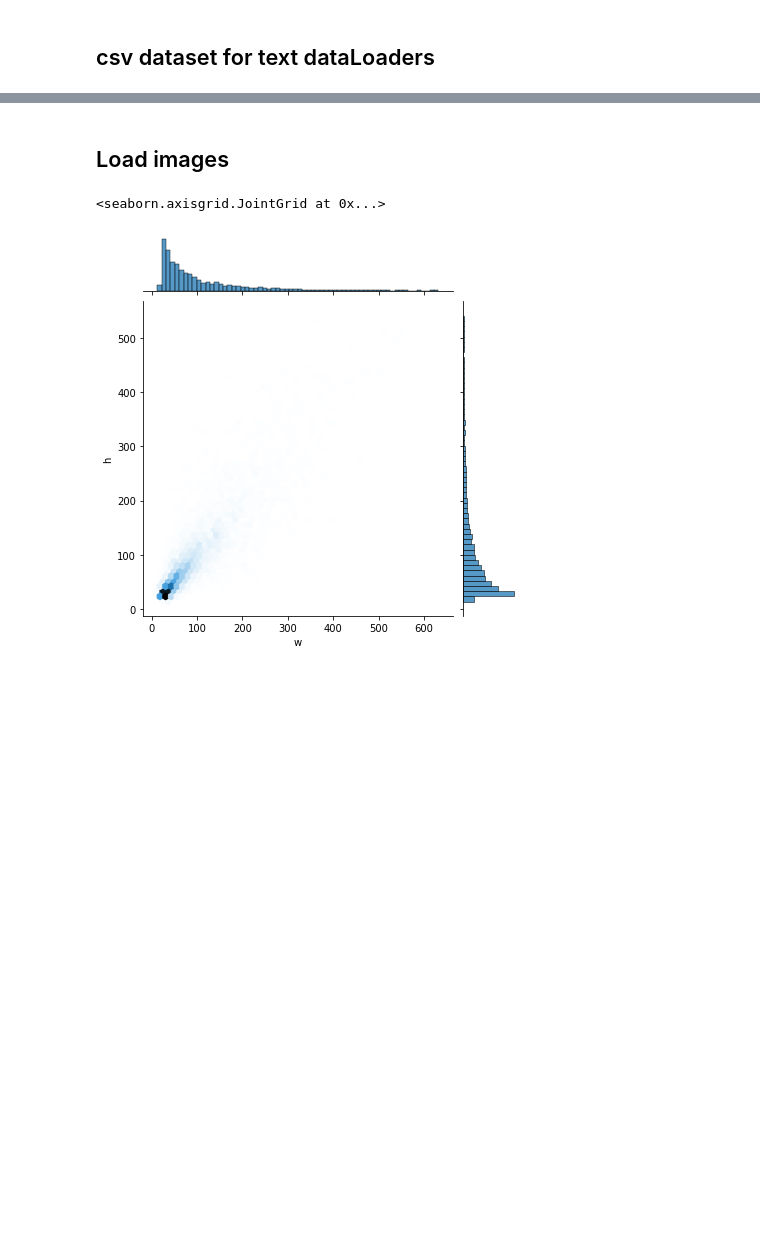
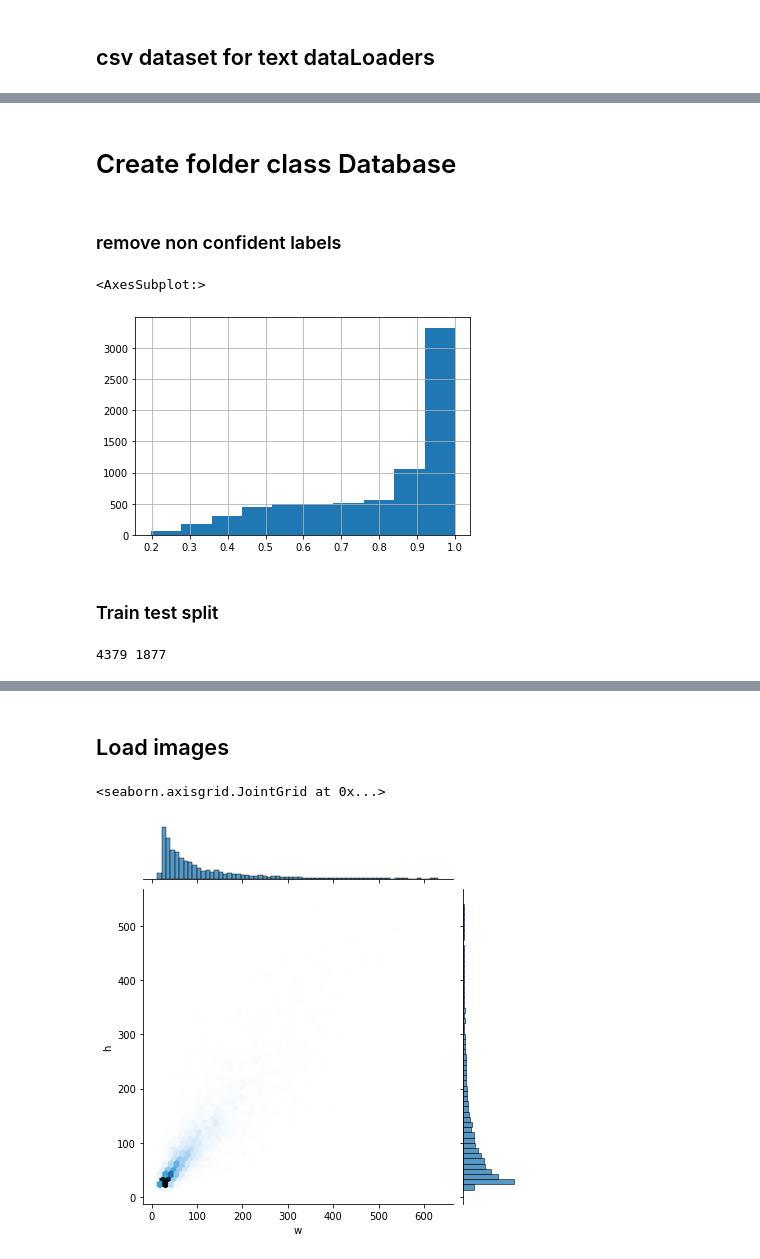
Before and after one commit to drestr30/SEM_Particle_Analyzer, a Jupyter notebook: DataBase ME22.ipynb, the cells around one changed output, grey strips where cells are left out. Cells and saved outputs as stored; diff of their text form; code cells hidden in the pictures; blank space fills up the shorter version.

```diff
--- a/DataBase ME22.ipynb
+++ b/DataBase ME22.ipynb
@@ -99,0 +94,2 @@ cl_df.to_csv(os.path.join("./ParticlesDB/csv", "particles_database.csv"), index=
+# %% [markdown]
+# Create folder class Database
@@ -99,0 +103,7 @@ cl_df.to_csv(os.path.join("./ParticlesDB/csv", "particles_database.csv"), index=
+# %% [markdown]
+### remove non confident labels
+# %%
+df.Score.hist()
+# %% [output]
+<AxesSubplot:>
+[figure, added]
@@ -99,0 +112,8 @@ cl_df.to_csv(os.path.join("./ParticlesDB/csv", "particles_database.csv"), index=
+# %% [markdown]
+### Train test split
+# %%
+from sklearn.model_selection import train_test_split
+X_train, X_test, y_train, y_test = train_test_split(db_df, db_df.Group, test_size=0.30, random_state=42)
+print(len(X_train), len(X_test))
+# %% [output]
+4379 1877
```
Also changed, not shown: parts of 22 cells of this notebook, 3 other files.
